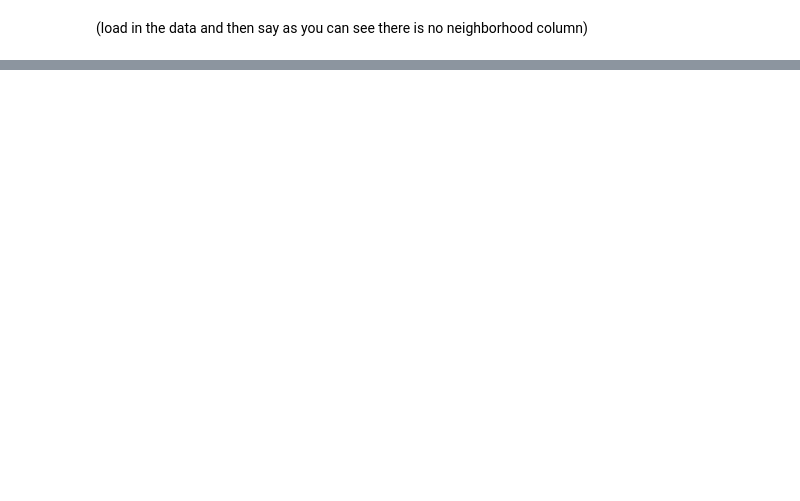
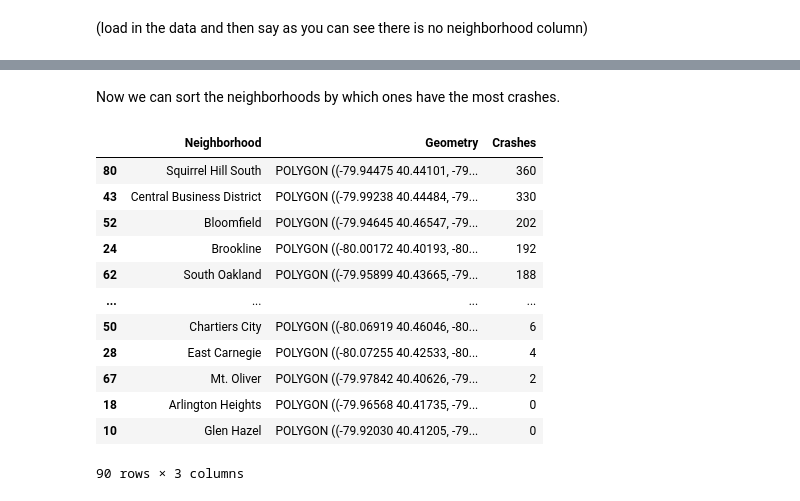
Before and after one commit to jakekressley/ldpn, a Jupyter notebook: code/jake.ipynb, the cells around one changed output, grey strips where cells are left out. Drawn from its saved outputs; the diff is of its cells as text; code cells hidden in the pictures; blank space fills up the shorter version.

```diff
--- a/code/jake.ipynb
+++ b/code/jake.ipynb
@@ -117,0 +164,8 @@ Source: [Allegheny County Crash Data](https://data.wprdc.org/dataset/allegheny-c
+# %%
+# removes a row if either latitude or longitude have a null value
+filtered_crashes = crashes[crashes[['Latitude', 'Longitude']].notnull().all(1)]
+
+# Decided to do only the
+filtered_crashes = filtered_crashes.iloc[:10000]
+
+filtered_crashes
@@ -117,0 +188,4 @@ Source: [Allegheny County Crash Data](https://data.wprdc.org/dataset/allegheny-c
+# %%
+neighborhood_data = gpd.read_file('data/pittsburghpaneighborhoods-/Neighborhoods_.shp')
+
+neighborhood_data.head(3)
@@ -117,0 +200,9 @@ Source: [Allegheny County Crash Data](https://data.wprdc.org/dataset/allegheny-c
+# %%
+filtered_neighborhoods = pd.DataFrame(columns = ["Neighborhood", "Geometry", "Crashes"])
+filtered_neighborhoods["Neighborhood"] = neighborhood_data["hood"]
+filtered_neighborhoods["Geometry"] = neighborhood_data["geometry"]
+
+# Set the crash count to 0 so we can count them later.
+filtered_neighborhoods["Crashes"] = 0
+
+filtered_neighborhoods.head(3)
@@ -117,0 +216,15 @@ Source: [Allegheny County Crash Data](https://data.wprdc.org/dataset/allegheny-c
+# %%
+from shapely.geometry import Point
+crash_dict = {}
+
+for i, crash in filtered_crashes.iterrows():
+    # First, fix the point by using the correct latitude and longitude
+    pt = Point(crash["Longitude"], crash["Latitude"])
+    for j, neighborhood in filtered_neighborhoods.iterrows():
+        # Check if the neighborhood has the stop
+        if neighborhood["Geometry"].contains(pt):
+            filtered_neighborhoods.at[j, 'Crashes'] = neighborhood["Crashes"] + 1
+            # Break to save computation time
+            break
+
+filtered_neighborhoods
@@ -117,0 +245,20 @@ Source: [Allegheny County Crash Data](https://data.wprdc.org/dataset/allegheny-c
+# %% [markdown]
+Now we can sort the neighborhoods by which ones have the most crashes.
+# %%
+neighborhoods_sorted = filtered_neighborhoods.sort_values("Crashes", ascending=False)
+
+neighborhoods_sorted
+# %% [output]
+|  | Neighborhood | Geometry | Crashes |
+| 80 | Squirrel Hill South | POLYGON ((-79.94475 40.44101, -79... | 360 |
+| 43 | Central Business District | POLYGON ((-79.99238 40.44484, -79... | 330 |
+| 52 | Bloomfield | POLYGON ((-79.94645 40.46547, -79... | 202 |
+| 24 | Brookline | POLYGON ((-80.00172 40.40193, -80... | 192 |
+| 62 | South Oakland | POLYGON ((-79.95899 40.43665, -79... | 188 |
+| ... | ... | ... | ... |
+| 50 | Chartiers City | POLYGON ((-80.06919 40.46046, -80... | 6 |
+| 28 | East Carnegie | POLYGON ((-80.07255 40.42533, -80... | 4 |
+| 67 | Mt. Oliver | POLYGON ((-79.97842 40.40626, -79... | 2 |
+| 18 | Arlington Heights | POLYGON ((-79.96568 40.41735, -79... | 0 |
+| 10 | Glen Hazel | POLYGON ((-79.92030 40.41205, -79... | 0 |
+90 rows × 3 columns
```
Also changed, not shown: parts of 22 cells of this notebook, 2 other files.
